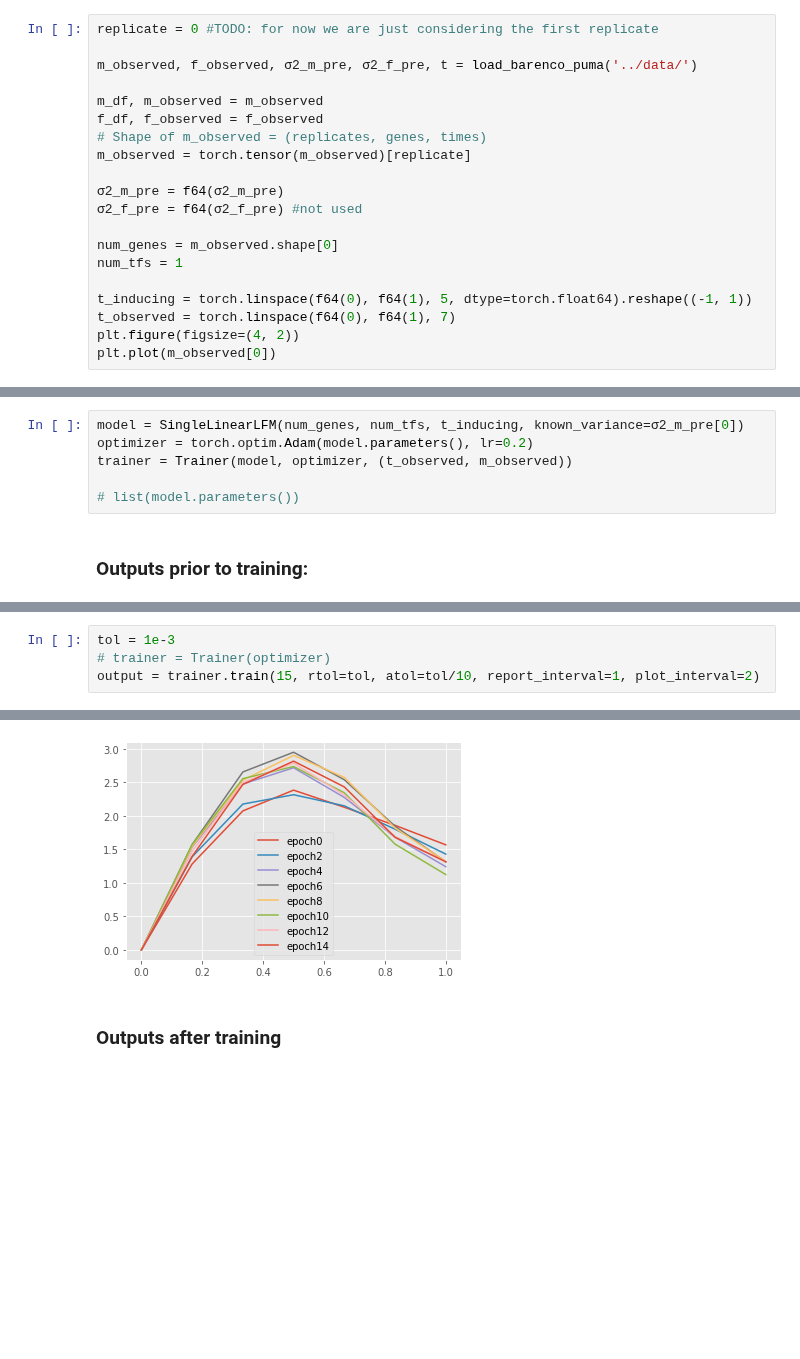
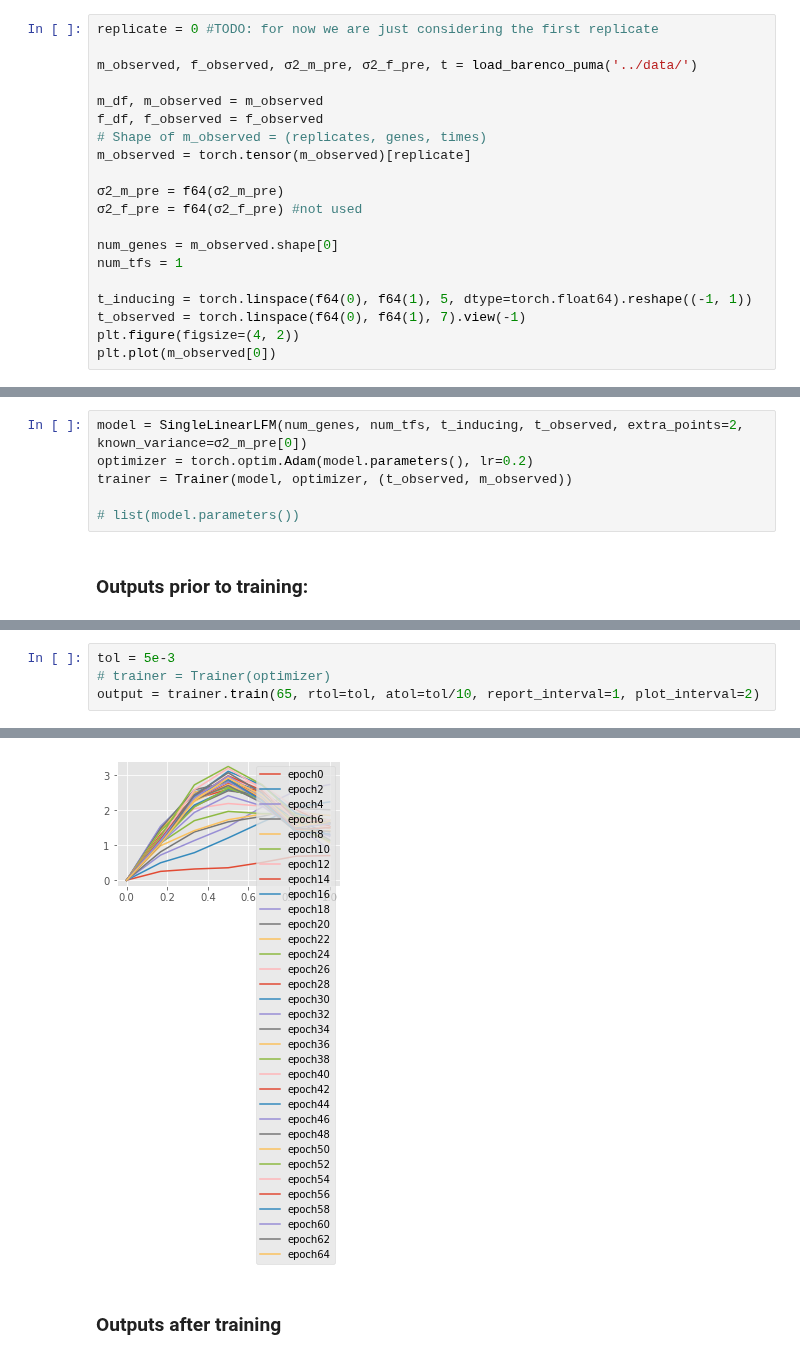
Before and after one commit to mossjacob/alfi, a Jupyter notebook: reggae/examples/variational.ipynb, the cells around one changed output, grey strips where cells are left out. Cells and saved outputs as stored; diff of their text form; blank space fills up the shorter version.

```diff
--- a/reggae/examples/variational.ipynb
+++ b/reggae/examples/variational.ipynb
@@ -35,7 +28,7 @@ num_genes = m_observed.shape[0]
 num_tfs = 1
 
 t_inducing = torch.linspace(f64(0), f64(1), 5, dtype=torch.float64).reshape((-1, 1))
-t_observed = torch.linspace(f64(0), f64(1), 7)
+t_observed = torch.linspace(f64(0), f64(1), 7).view(-1)
 plt.figure(figsize=(4, 2))
 plt.plot(m_observed[0])
 # %% [output]
@@ -93,5 +56,5 @@ def plot_tfs(ylim=(-2, 2), num_samples=7, plt_inducing=False):
 # %%
-model = SingleLinearLFM(num_genes, num_tfs, t_inducing, known_variance=σ2_m_pre[0])
+model = SingleLinearLFM(num_genes, num_tfs, t_inducing, t_observed, extra_points=2, known_variance=σ2_m_pre[0])
 optimizer = torch.optim.Adam(model.parameters(), lr=0.2)
 trainer = Trainer(model, optimizer, (t_observed, m_observed))
 
@@ -113,5 +76,5 @@ torch.Size([5, 80])
 # %%
-tol = 1e-3
+tol = 5e-3
 # trainer = Trainer(optimizer)
-output = trainer.train(15, rtol=tol, atol=tol/10, report_interval=1, plot_interval=2)
+output = trainer.train(65, rtol=tol, atol=tol/10, report_interval=1, plot_interval=2)
 # %% [output]
@@ -133,4 +98,4 @@ Epoch 30/30 - Loss: 148.92 (140.85 8.07) [2.58,0.67,-1.06] b: 1.51 d 1.36 s 2.83
-[figure, old version]
+[figure, new version]
 # %% [markdown]
 ### Outputs after training
 # %%
```
Also changed, not shown: parts of 9 cells of this notebook, 2 other files.
